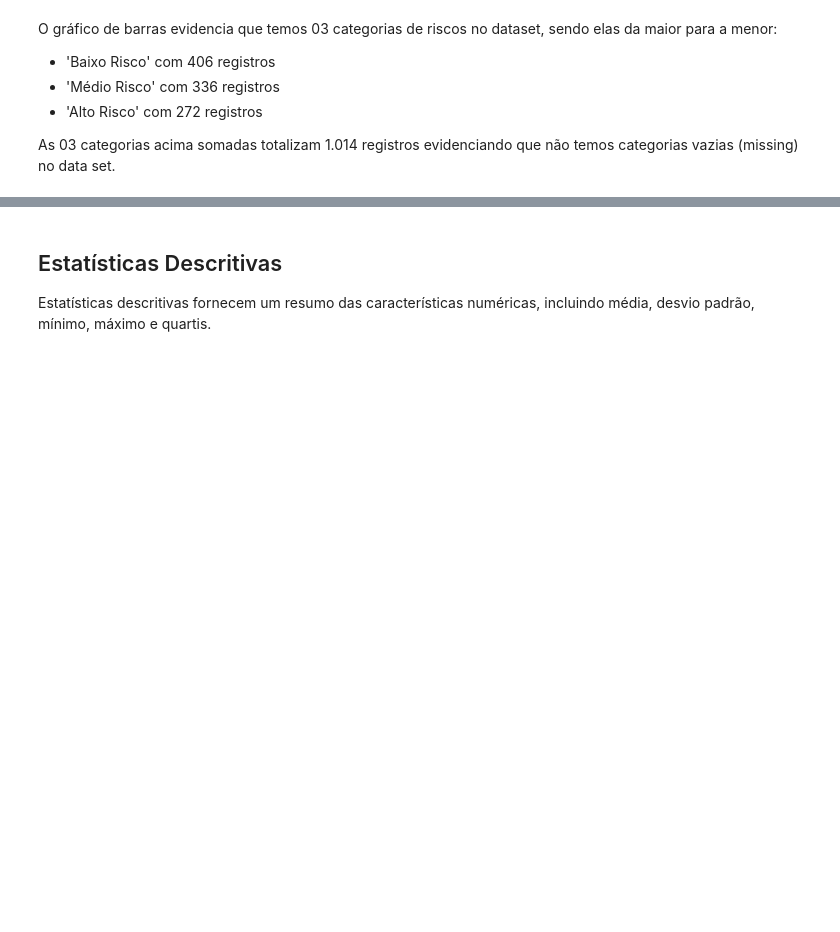
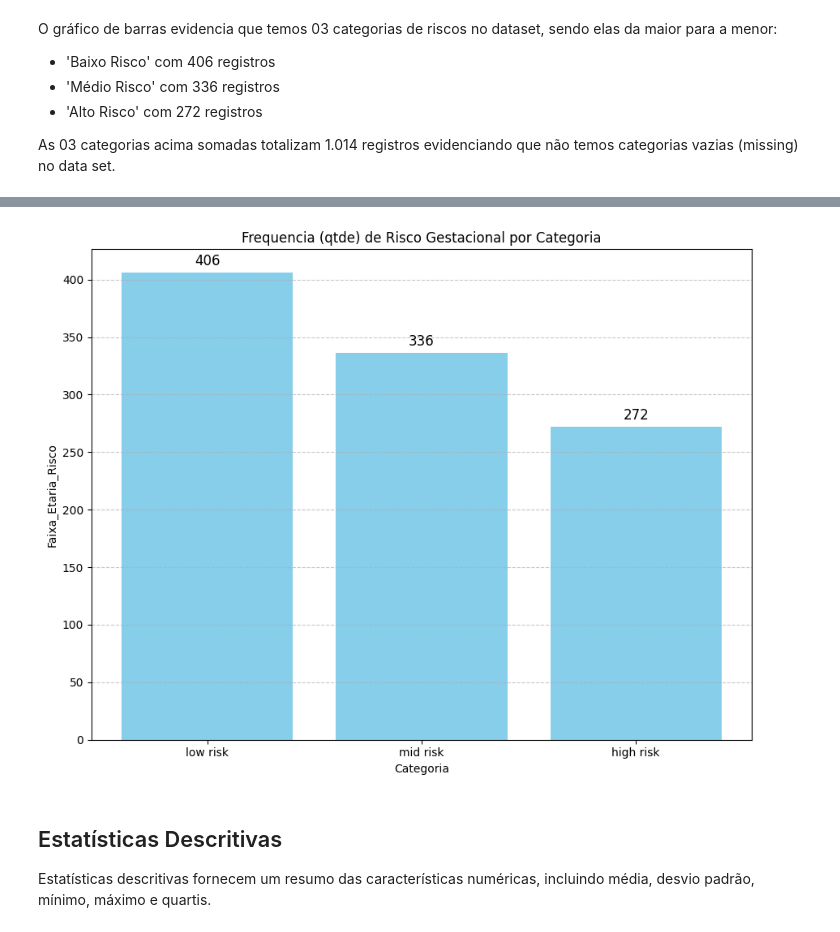
Before and after one commit to AlineFiori/MVP, a Jupyter notebook: Template_Análise_de_Dados_Pregnancy.ipynb, the cells around one changed output, grey strips where cells are left out. Saved outputs shown, nothing was run; the diff lists cells and outputs as text; code cells hidden in the pictures; blank space fills up the shorter version.

```diff
--- a/Template_Análise_de_Dados_Pregnancy.ipynb
+++ b/Template_Análise_de_Dados_Pregnancy.ipynb
@@ -201,3 +227,47 @@ print(df['Faixa_Etaria'].value_counts().sort_index()) # sort_index() para ordena
+# %%
+# Grafico de Barras para visualizarmos a frequenica (em qtde) de risco gestacional por tipo de risco
+
+# 1. Preparação dos Dados para o Gráfico
+#Para um gráfico de barras de contagem, primeiro precisamos contar a frequência de cada categoria.
+contagem_categorias = Base['RiskLevel'].value_counts()
+contagem_categorias_Idade = Base['Faixa_Etaria_Risco'].value_counts()
+
+# 2. Criação do gráfico de barras
+# Prepara a figura e a area do grafico
+plt.figure(figsize=(9, 7))
+
+
+# É necessário armazenar o resultado de plt.bar() na variável 'bar_container', isso nos dá acesso aos objetos das barras para aplicar os rótulos.
+bar_container = plt.bar(
+    x=contagem_risco.index,     # Os nomes das categorias (Níveis de Risco) no eixo X
+    height=contagem_risco.values, # As contagens (quantidades) no eixo Y
+    color='skyblue' )       # Cor das barras
+
+
+#Insere titulo no grafico
+plt.title('Frequencia (qtde) de Risco Gestacional por Categoria')
+
+#Insere os rótulos nos eixos
+plt.xlabel('Categoria')
+plt.ylabel('contagem_categorias')
+plt.ylabel('Faixa_Etaria_Risco')
+
+# Adiciona uma grade horizontal para facilitar a leitura dos valores
+plt.grid(axis='y', linestyle='--', alpha=0.7)
+
+#Ajusta margens do grafico (para eliminar margens desnecessarias)
+plt.tight_layout()
+
+# Adiciona os Rótulos de Dados em Cima das Barras
+# 'plt.bar_label()' é a função para isso, ela é chamada no 'bar_container' (o objeto que guarda as barras).
+# 'fmt="%d"' formata os rótulos como números inteiros (sem casas decimais).
+# 'padding=5' adiciona um pequeno espaço entre o topo da barra e o rótulo, para não ficar colado.
+plt.bar_label(bar_container, fmt="%d", padding=4, fontsize=12, color='black')
+
+
+plt.show() #mostra o gráfico
+# %% [output]
+[figure, added]
 # %% [markdown]
 ## Estatísticas Descritivas
 
```
Also changed, not shown: parts of 1 cell of this notebook.
